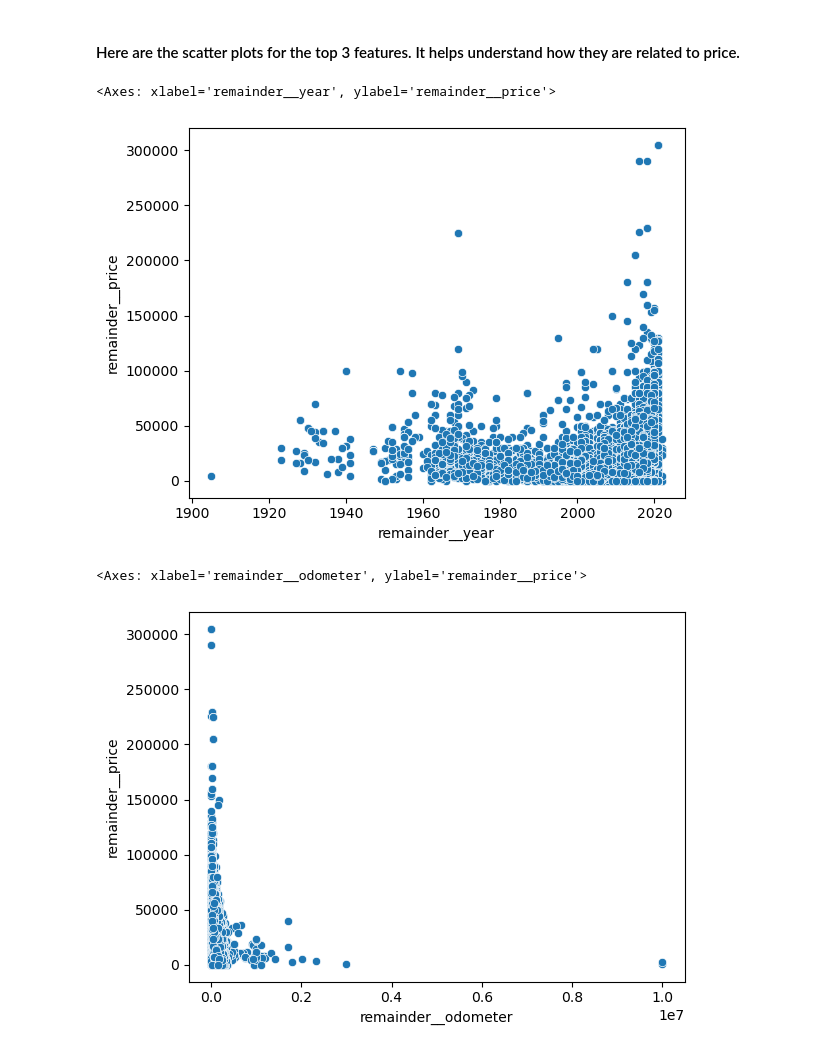
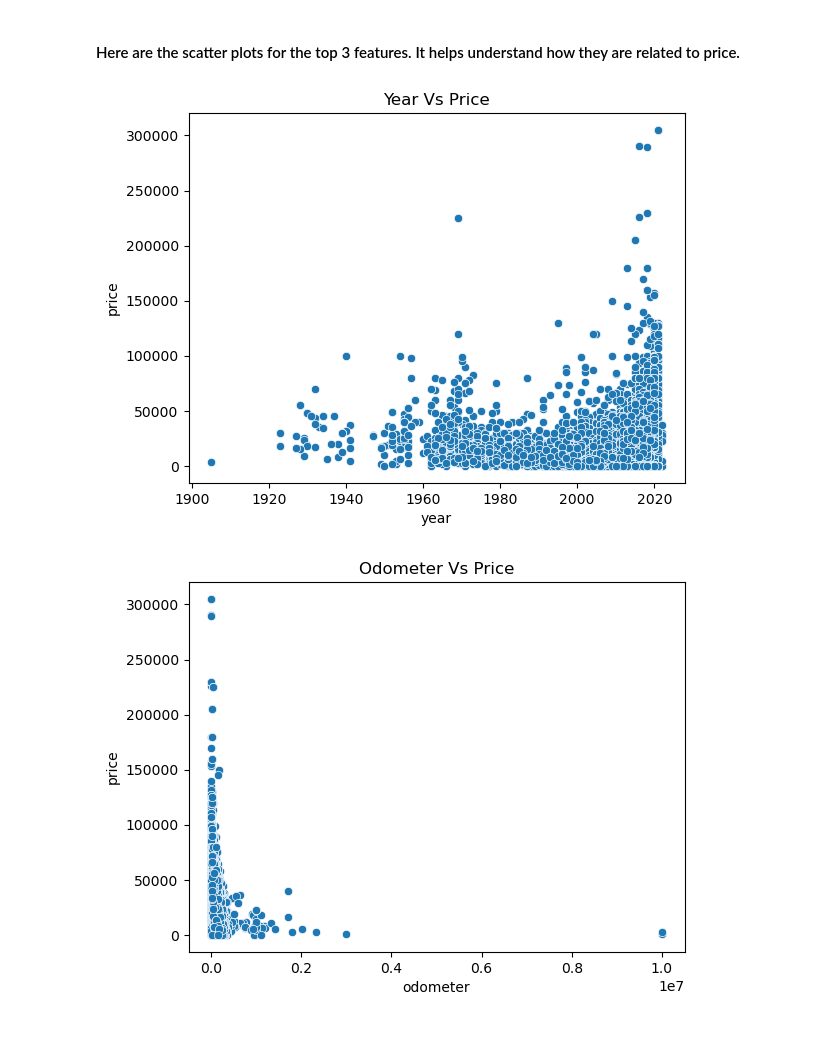
Before and after one commit to archana-rg/ml-practical-apps, a Jupyter notebook: used_car_price/used_car_price.ipynb, the cells around one changed output. Saved outputs shown, nothing was run; the diff lists cells and outputs as text; code cells hidden in the pictures.

```diff
--- a/used_car_price/used_car_price.ipynb
+++ b/used_car_price/used_car_price.ipynb
@@ -1618,13 +1630,19 @@ Now that we've settled on our models and findings, it is time to deliver the inf
 #### Here are the scatter plots for the top 3 features. It helps understand how they are related to price.
 # %%
 sns.scatterplot(data=used_cars_clean_transformed, x='remainder__year', y='remainder__price')
+plt.xlabel("year")
+plt.ylabel("price")
+plt.title("Year Vs Price")
+plt.savefig("images/year_price_scat.png")
 # %% [output]
-<Axes: xlabel='remainder__year', ylabel='remainder__price'>
-[figure, old version]
+[figure, new version]
 # %%
 sns.scatterplot(data=used_cars_clean_transformed, x='remainder__odometer', y='remainder__price')
+plt.xlabel("odometer")
+plt.ylabel("price")
+plt.title("Odometer Vs Price")
+plt.savefig("images/odo_price_scat.png")
 # %% [output]
-<Axes: xlabel='remainder__odometer', ylabel='remainder__price'>
-[figure, old version]
+[figure, new version]
 # %%
 sns.scatterplot(data=used_cars_clean_transformed, x='remainder__cylinders', y='remainder__price')
```
Also changed, not shown: parts of 18 cells of this notebook, 6 other files.
